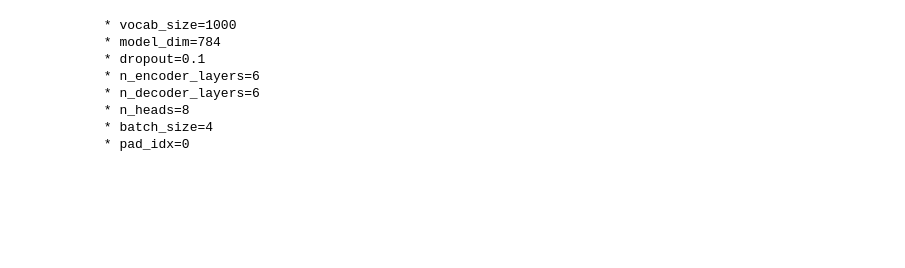
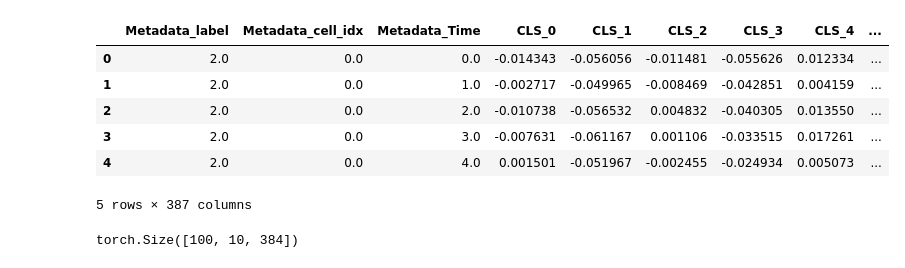
Before and after one commit to MikeLippincott/temporal_ViT, a Jupyter notebook: 2.setup_ViT/notebooks/setup_transformer.ipynb, the cells around one changed output. Cells and saved outputs as stored; diff of their text form; code cells hidden in the pictures; blank space fills up the shorter version.

```diff
--- a/2.setup_ViT/notebooks/setup_transformer.ipynb
+++ b/2.setup_ViT/notebooks/setup_transformer.ipynb
@@ -48,21 +53,40 @@ cls_features.head()
 5 rows × 384 columns
-# %%
-transformer = Transformer(
-    vocab_size=1000,
-    model_dim=784,
-    dropout=0.1,
-    n_encoder_layers=6,
-    n_decoder_layers=6,
-    n_heads=8,
-    batch_size=4,
-    pad_idx=0,
-)
-# %% [output]
- * vocab_size=1000
- * model_dim=784
- * dropout=0.1
- * n_encoder_layers=6
- * n_decoder_layers=6
- * n_heads=8
- * batch_size=4
- * pad_idx=0
+# %%
+# rename the image paths columns
+image_paths.columns = ["Metadata_image_paths"]
+# make metadata columns for the image paths
+cls_features["Metadata_label"] = image_paths["Metadata_image_paths"].apply(
+    lambda x: pathlib.Path(x).stem.split("_")[1]
+)
+cls_features["Metadata_cell_idx"] = image_paths["Metadata_image_paths"].apply(
+    lambda x: pathlib.Path(x).stem.split("_")[3]
+)
+cls_features["Metadata_Time"] = image_paths["Metadata_image_paths"].apply(
+    lambda x: pathlib.Path(x).stem.split("_")[5]
+)
+# reorder the columns so that the metadata columns are first
+cls_features = cls_features[
+    ["Metadata_label", "Metadata_cell_idx", "Metadata_Time"]
+    + cls_features.columns[:-3].tolist()
+]
+
+# make all columns floats
+cls_features = cls_features.astype(float)
+cls_features.head()
+# %% [output]
+|  | Metadata_label | Metadata_cell_idx | Metadata_Time | CLS_0 | CLS_1 | CLS_2 | CLS_3 | CLS_4 | ... |
+| 0 | 2.0 | 0.0 | 0.0 | -0.014343 | -0.056056 | -0.011481 | -0.055626 | 0.012334 | ... |
+| 1 | 2.0 | 0.0 | 1.0 | -0.002717 | -0.049965 | -0.008469 | -0.042851 | 0.004159 | ... |
+| 2 | 2.0 | 0.0 | 2.0 | -0.010738 | -0.056532 | 0.004832 | -0.040305 | 0.013550 | ... |
+| 3 | 2.0 | 0.0 | 3.0 | -0.007631 | -0.061167 | 0.001106 | -0.033515 | 0.017261 | ... |
+| 4 | 2.0 | 0.0 | 4.0 | 0.001501 | -0.051967 | -0.002455 | -0.024934 | 0.005073 | ... |
+5 rows × 387 columns
+# %%
+# transform the data to a tensor and reshape it based on the timepoints
+cls_tensor = torch.tensor(cls_features.iloc[:, 3:].values)
+cls_tensor = cls_tensor.reshape(
+    -1, cls_features.Metadata_Time.nunique(), cls_tensor.shape[1]
+)
+cls_tensor.shape
+# %% [output]
+torch.Size([100, 10, 384])
```
Also changed, not shown: parts of 18 cells of this notebook, 1 other file.
